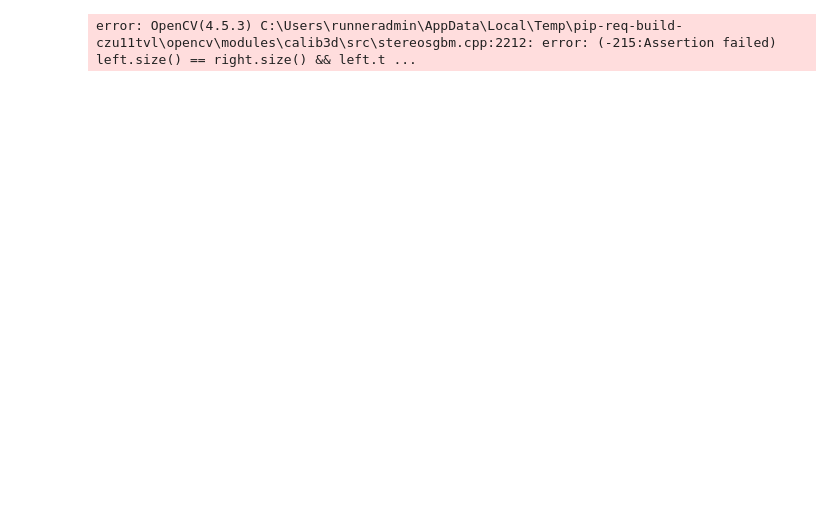
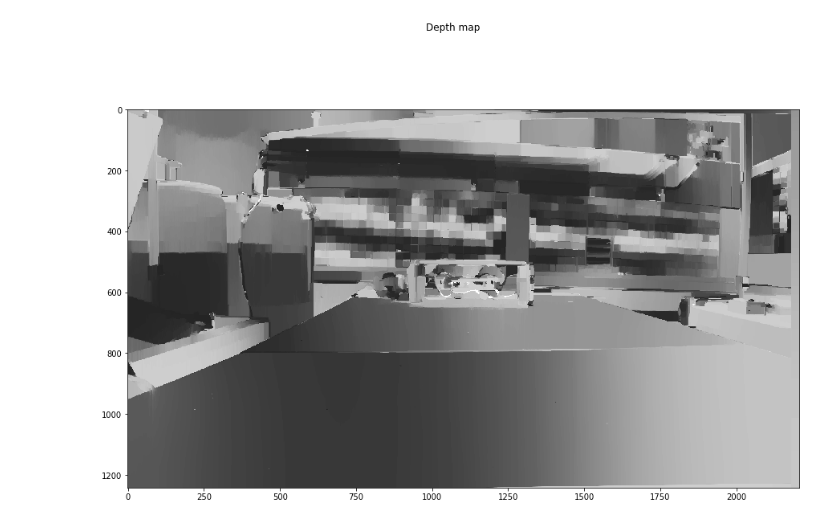
Before and after one commit to MMehdiMousavi/Rectify, a Jupyter notebook: Rectify.ipynb, the cells around one changed output. Cells and saved outputs as stored; diff of their text form; code cells hidden in the pictures; blank space fills up the shorter version.

```diff
--- a/Rectify.ipynb
+++ b/Rectify.ipynb
@@ -149,11 +149,11 @@ plt.show()
 def stereo2depth(L,R):
 
     # Parameters from all steps are defined here to make it easier to adjust values.
-    resolution     = 1.0    # (0, 1.0]
-    numDisparities = 16     # has to be dividable by 16
-    blockSize      = 5      # (0, 25]
+    resolution     = 1.0  # (0, 1.0]
+    numDisparities = 8     # has to be dividable by 16
+    blockSize      = 5    # (0, 25]
     windowSize     = 5      # Usually set equals to the block size
-    filterCap      = 63     # [0, 100]
+    filterCap      =  100     # [0, 100]
     lmbda          = 80000  # [80000, 100000]
     sigma          = 1.2
     brightness     = 0      # [-1.0, 1.0]
@@ -211,10 +211,10 @@ def stereo2depth(L,R):
 # %%
 depth = stereo2depth(img2_rectified,img1_rectified)
 plt.figure(figsize=(15, 10))
-plt.imshow(255-depth,cmap="gray")
+plt.imshow(depth,cmap="gray_r")
 plt.suptitle("Depth map")
 plt.show()
 
 #cv.imwrite(filename+"_depth.png", 255-depth)
 # %% [output]
-error: OpenCV(4.5.3) C:\Users\runneradmin\AppData\Local\Temp\pip-req-build-czu11tvl\opencv\modules\calib3d\src\stereosgbm.cpp:2212: error: (-215:Assertion failed) left.size() == right.size() && left.t ...
+[figure, added]
```
Also changed, not shown: parts of 5 cells of this notebook, 4 other files.
